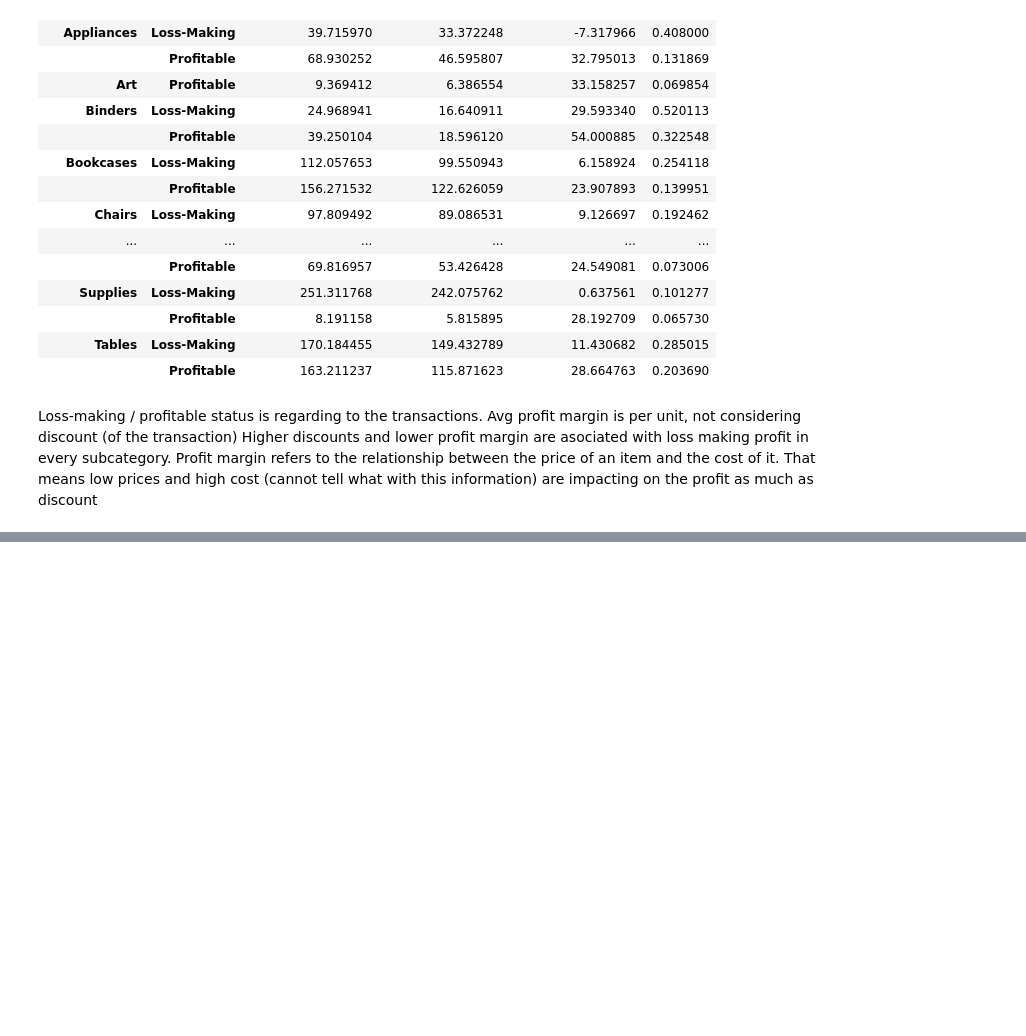
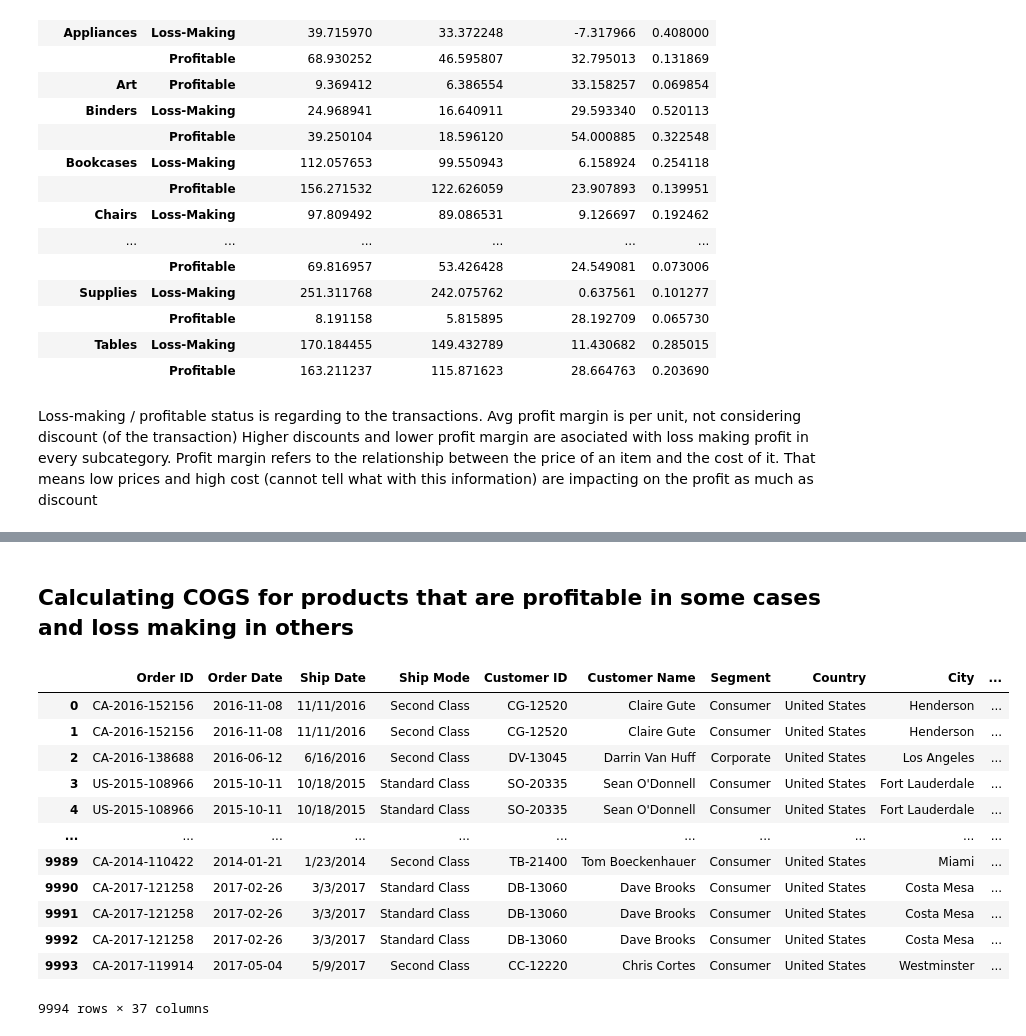
Before and after one commit to pabs-llama/projects, a Jupyter notebook: project_5_ecommerce/updated_superstore.ipynb, the cells around one changed output, grey strips where cells are left out. Cells and saved outputs as stored; diff of their text form; code cells hidden in the pictures; blank space fills up the shorter version.

```diff
--- a/project_5_ecommerce/updated_superstore.ipynb
+++ b/project_5_ecommerce/updated_superstore.ipynb
@@ -374,3 +368,25 @@ cogs_percentage_df_category
 | 0 | Furniture | 741999.7953 | 600031.981459 | 80.866866 |
 | 1 | Office Supplies | 719047.0320 | 520151.290600 | 72.338980 |
 | 2 | Technology | 836154.0330 | 568038.432200 | 67.934664 |
+# %%
+# COGS PER YEAR
+# Ensure numerical columns are correctly interpreted
+numeric_columns = ["Sales", "Estimated Cost"]
+for col in numeric_columns:
+    if col in superstore_df.columns:
+        superstore_df[col] = pd.to_numeric(superstore_df[col], errors="coerce")
+
+# Convert "Order Date" to datetime format if available
+if "Order Date" in superstore_df.columns:
+    superstore_df["Order Date"] = pd.to_datetime(superstore_df["Order Date"], errors="coerce")
+    superstore_df["Year"] = superstore_df["Order Date"].dt.year
+
+# Calculate COGS per year
+cogs_per_year = superstore_df.groupby("Year").agg(
+    Total_Sales=("Sales", "sum"),
+    Total_Estimated_Cost=("Estimated Cost", "sum")
+).reset_index()
+
+# Calculate COGS % per year
+cogs_per_year["COGS %"] = (cogs_per_year["Total_Estimated_Cost"] / cogs_per_year["Total_Sales"]) * 100
+cogs_per_year
@@ -662,2 +704,20 @@ state_revenue_impact_summary["Profit Change (%)"] = (
 # %%
 state_revenue_impact_summary.to_csv("state_revenue_impact.csv")
+# %% [markdown]
+## Calculating COGS for products that are profitable in some cases and loss making in others
+# %%
+superstore_df
+# %% [output]
+|  | Order ID | Order Date | Ship Date | Ship Mode | Customer ID | Customer Name | Segment | Country | City | ... |
+| 0 | CA-2016-152156 | 2016-11-08 | 11/11/2016 | Second Class | CG-12520 | Claire Gute | Consumer | United States | Henderson | ... |
+| 1 | CA-2016-152156 | 2016-11-08 | 11/11/2016 | Second Class | CG-12520 | Claire Gute | Consumer | United States | Henderson | ... |
+| 2 | CA-2016-138688 | 2016-06-12 | 6/16/2016 | Second Class | DV-13045 | Darrin Van Huff | Corporate | United States | Los Angeles | ... |
+| 3 | US-2015-108966 | 2015-10-11 | 10/18/2015 | Standard Class | SO-20335 | Sean O'Donnell | Consumer | United States | Fort Lauderdale | ... |
+| 4 | US-2015-108966 | 2015-10-11 | 10/18/2015 | Standard Class | SO-20335 | Sean O'Donnell | Consumer | United States | Fort Lauderdale | ... |
+| ... | ... | ... | ... | ... | ... | ... | ... | ... | ... | ... |
+| 9989 | CA-2014-110422 | 2014-01-21 | 1/23/2014 | Second Class | TB-21400 | Tom Boeckenhauer | Consumer | United States | Miami | ... |
+| 9990 | CA-2017-121258 | 2017-02-26 | 3/3/2017 | Standard Class | DB-13060 | Dave Brooks | Consumer | United States | Costa Mesa | ... |
+| 9991 | CA-2017-121258 | 2017-02-26 | 3/3/2017 | Standard Class | DB-13060 | Dave Brooks | Consumer | United States | Costa Mesa | ... |
+| 9992 | CA-2017-121258 | 2017-02-26 | 3/3/2017 | Standard Class | DB-13060 | Dave Brooks | Consumer | United States | Costa Mesa | ... |
+| 9993 | CA-2017-119914 | 2017-05-04 | 5/9/2017 | Second Class | CC-12220 | Chris Cortes | Consumer | United States | Westminster | ... |
+9994 rows × 37 columns
```
Also changed, not shown: parts of 8 cells of this notebook, 1 other file.
